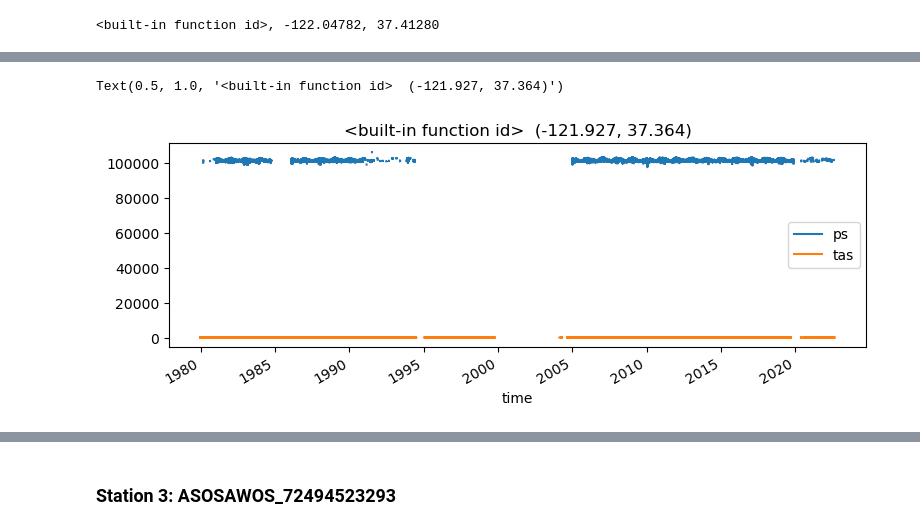
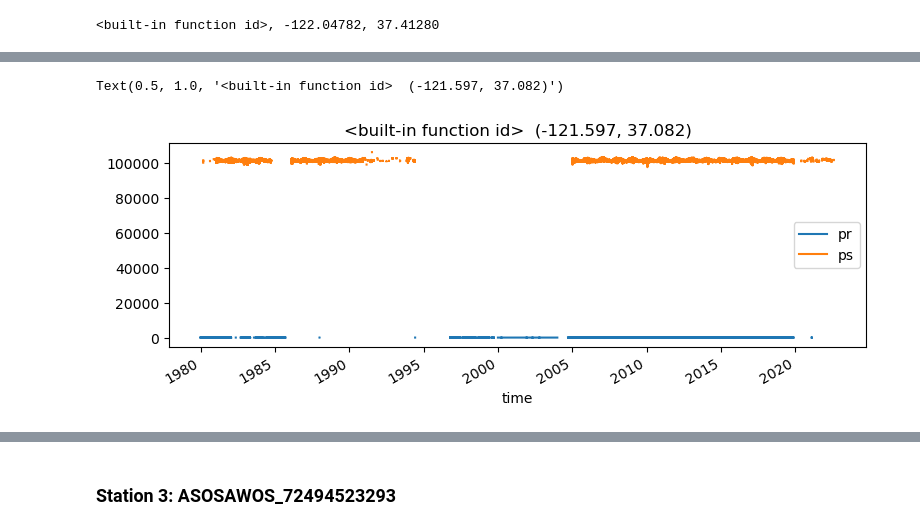
Before and after one commit to Eagle-Rock-Analytics/historical-obs-platform, a Jupyter notebook: test_platform/scripts/3_qaqc_data/asosawos_jumps_investigation.ipynb, the cells around one changed output, grey strips where cells are left out. Saved outputs shown, nothing was run; the diff lists cells and outputs as text; code cells hidden in the pictures.

```diff
--- a/test_platform/scripts/3_qaqc_data/asosawos_jumps_investigation.ipynb
+++ b/test_platform/scripts/3_qaqc_data/asosawos_jumps_investigation.ipynb
@@ -305,11 +353,11 @@ print("{}, {:.5f}, {:.5f}".format(id, lon, lat))
 # %%
 # Plot time series of the data
 fig,ax = plt.subplots(figsize=(9,3))
 
-#df_2.plot(ax=ax, x="time", y="pr")
+df_2.plot(ax=ax, x="time", y="pr")
 df_2.plot(ax=ax, x="time", y="ps")
-df_2.plot(ax=ax, x="time", y="tas")
+
 ax.set_title("{}  ({:.3f}, {:.3f})".format(id,lon,lat))
 # %% [output]
-Text(0.5, 1.0, '<built-in function id>  (-121.927, 37.364)')
+Text(0.5, 1.0, '<built-in function id>  (-121.597, 37.082)')
-[figure, old version]
+[figure, new version]
```
Also changed, not shown: parts of 13 cells of this notebook.
